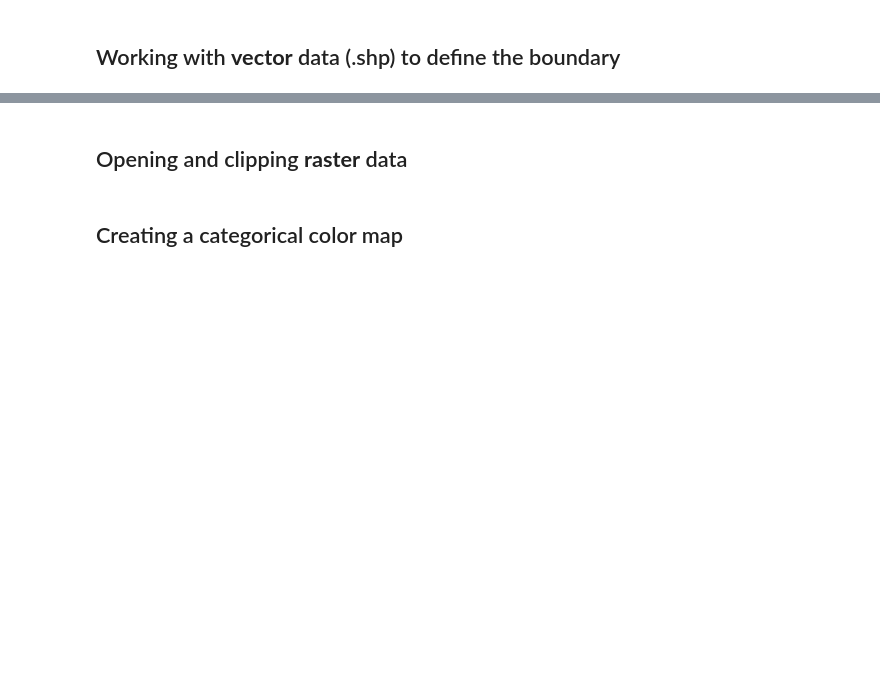
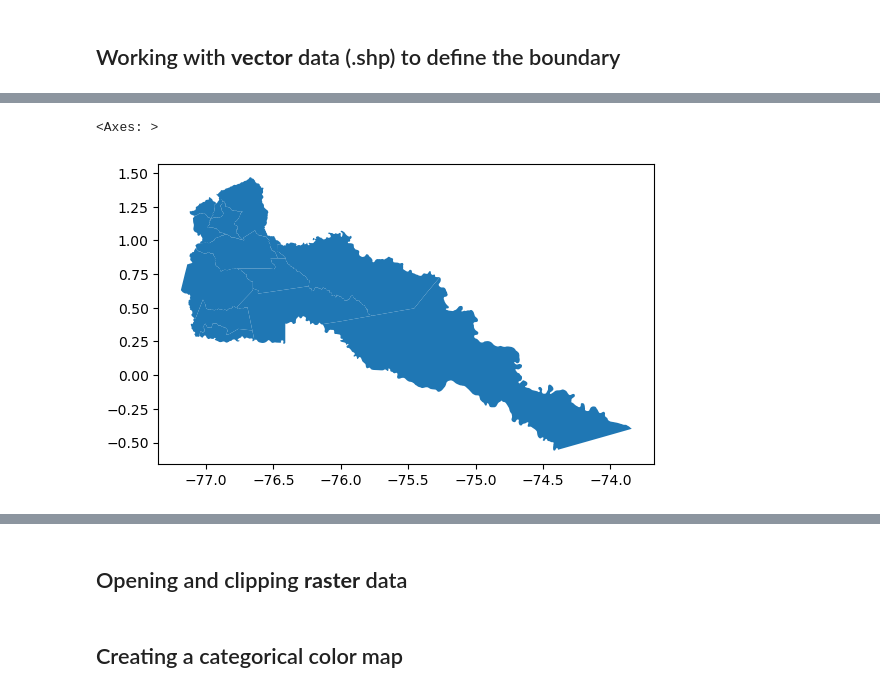
Before and after one commit to macacosta/04-geopark-raster-data, a Jupyter notebook: notebooks/04-geopark-raster-data-empty.ipynb, the cells around one changed output, grey strips where cells are left out. Cells and saved outputs as stored; diff of their text form; code cells hidden in the pictures; blank space fills up the shorter version.

```diff
--- a/notebooks/04-geopark-raster-data-empty.ipynb
+++ b/notebooks/04-geopark-raster-data-empty.ipynb
@@ -29,2 +49,5 @@ col_muni_url = ('https://maps.princeton.edu/download/file'
 # %%
 # Select Putumayo Department, print the CRS, and call the data
+putumayo = colboundary[colboundary["NOM_DEPART"].isin(["PUTUMAYO"])]
+putumayo
+# print(putumayo.crs)
@@ -31,4 +69,8 @@ col_muni_url = ('https://maps.princeton.edu/download/file'
 # %%
 # Plot Putumayo using .plot()
+putumayo.plot()
+# %% [output]
+<Axes: >
+[figure, added]
 # %%
 # Select Puerto Asís from Putumayo
```
Also changed, not shown: parts of 6 cells of this notebook.
